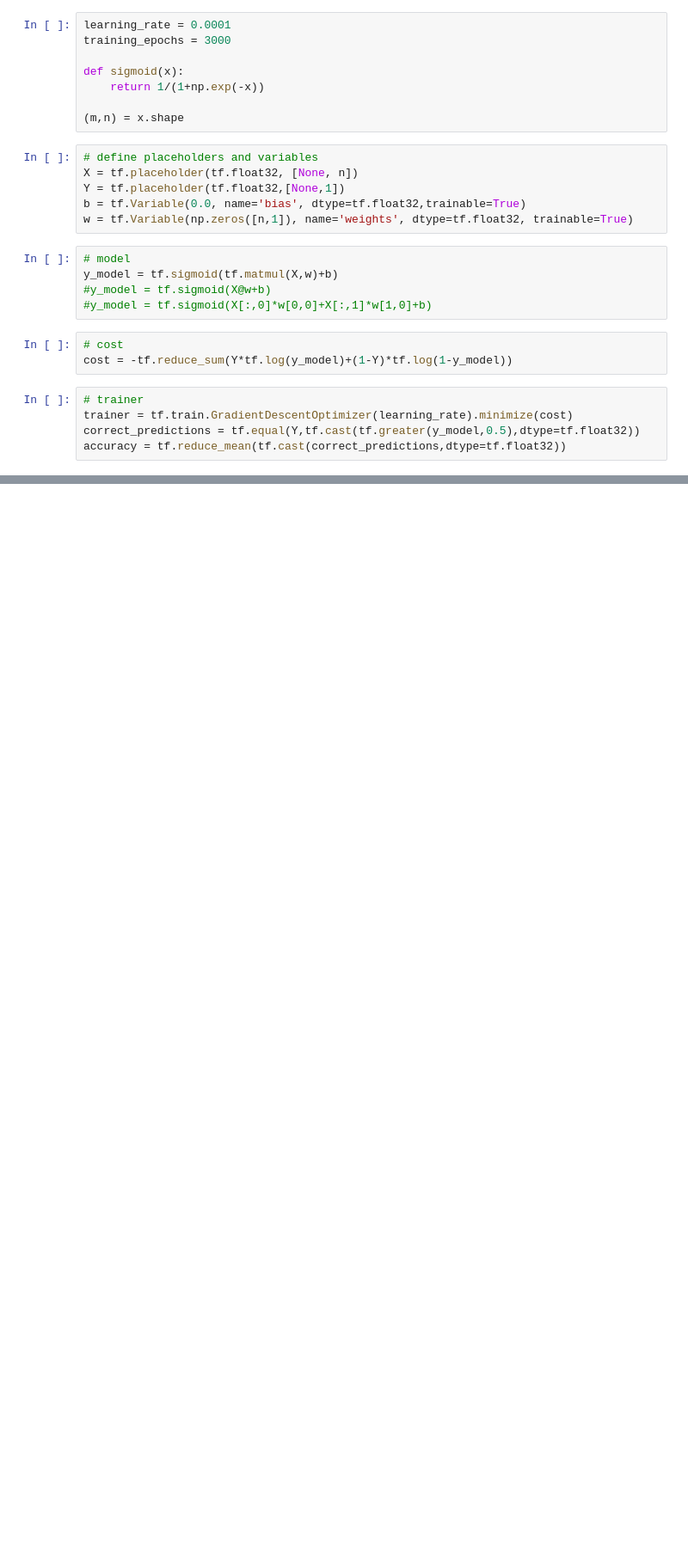
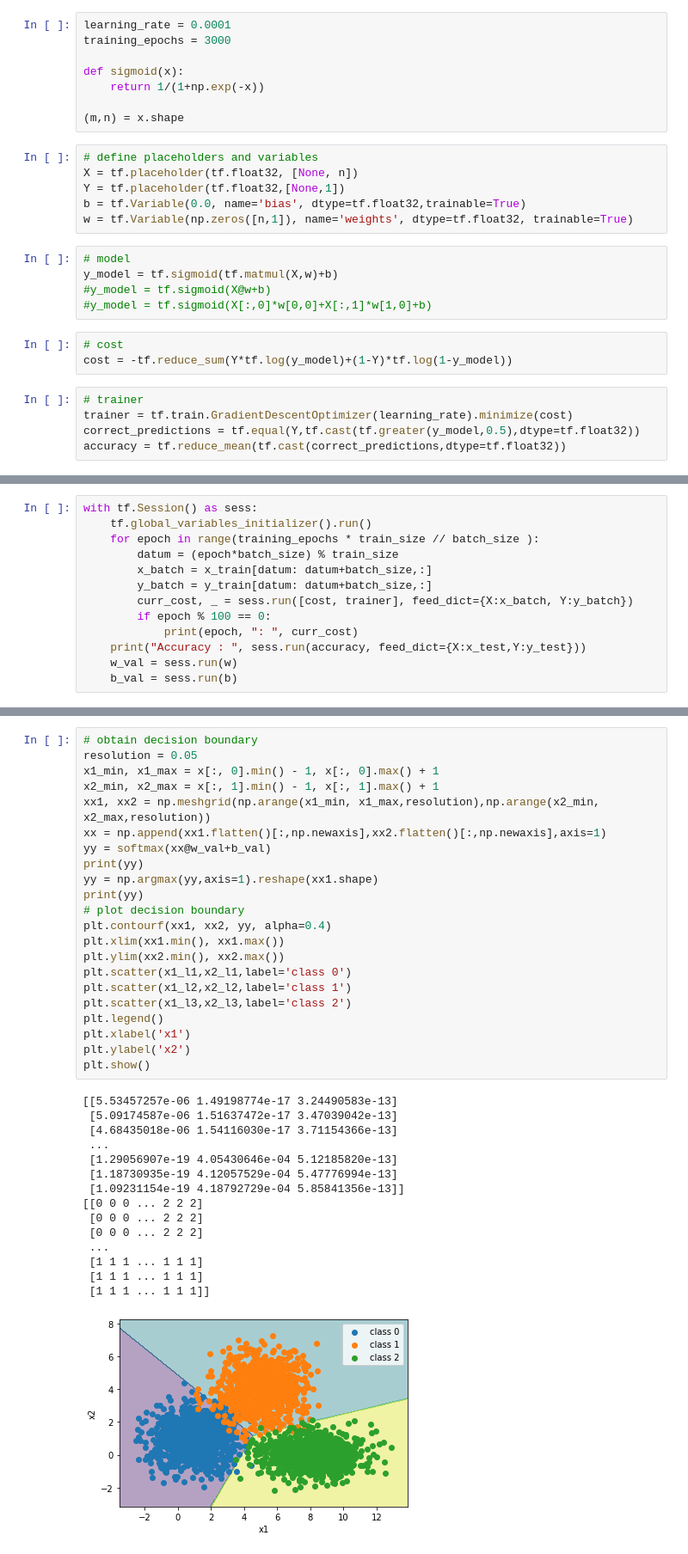
Before and after one commit to SagarDePrem/TF_essentials, a Jupyter notebook: Classification/Classification.ipynb, the cells around one changed output, grey strips where cells are left out. Shown at 86% size. Drawn from its saved outputs; the diff is of its cells as text; blank space fills up the shorter version.

```diff
--- a/Classification/Classification.ipynb
+++ b/Classification/Classification.ipynb
@@ -220,0 +277,13 @@ plt.show()
+# %%
+with tf.Session() as sess:
+    tf.global_variables_initializer().run()
+    for epoch in range(training_epochs * train_size // batch_size ):
+        datum = (epoch*batch_size) % train_size
+        x_batch = x_train[datum: datum+batch_size,:]
+        y_batch = y_train[datum: datum+batch_size,:]
+        curr_cost, _ = sess.run([cost, trainer], feed_dict={X:x_batch, Y:y_batch})
+        if epoch % 100 == 0:
+            print(epoch, ": ", curr_cost)
+    print("Accuracy : ", sess.run(accuracy, feed_dict={X:x_test,Y:y_test}))
+    w_val = sess.run(w)
+    b_val = sess.run(b)
@@ -220,0 +308,38 @@ plt.show()
+# %%
+# obtain decision boundary
+resolution = 0.05
+x1_min, x1_max = x[:, 0].min() - 1, x[:, 0].max() + 1
+x2_min, x2_max = x[:, 1].min() - 1, x[:, 1].max() + 1
+xx1, xx2 = np.meshgrid(np.arange(x1_min, x1_max,resolution),np.arange(x2_min, x2_max,resolution))
+xx = np.append(xx1.flatten()[:,np.newaxis],xx2.flatten()[:,np.newaxis],axis=1)
+yy = softmax(xx@w_val+b_val)
+print(yy)
+yy = np.argmax(yy,axis=1).reshape(xx1.shape)
+print(yy)
+# plot decision boundary
+plt.contourf(xx1, xx2, yy, alpha=0.4)
+plt.xlim(xx1.min(), xx1.max())
+plt.ylim(xx2.min(), xx2.max())
+plt.scatter(x1_l1,x2_l1,label='class 0')
+plt.scatter(x1_l2,x2_l2,label='class 1')
+plt.scatter(x1_l3,x2_l3,label='class 2')
+plt.legend()
+plt.xlabel('x1')
+plt.ylabel('x2')
+plt.show()
+# %% [output]
+[[5.53457257e-06 1.49198774e-17 3.24490583e-13]
+ [5.09174587e-06 1.51637472e-17 3.47039042e-13]
+ [4.68435018e-06 1.54116030e-17 3.71154366e-13]
+ ...
+ [1.29056907e-19 4.05430646e-04 5.12185820e-13]
+ [1.18730935e-19 4.12057529e-04 5.47776994e-13]
+ [1.09231154e-19 4.18792729e-04 5.85841356e-13]]
+[[0 0 0 ... 2 2 2]
+ [0 0 0 ... 2 2 2]
+ [0 0 0 ... 2 2 2]
+ ...
+ [1 1 1 ... 1 1 1]
+ [1 1 1 ... 1 1 1]
+ [1 1 1 ... 1 1 1]]
+[figure, added]
```
Also changed, not shown: parts of 14 cells of this notebook.
